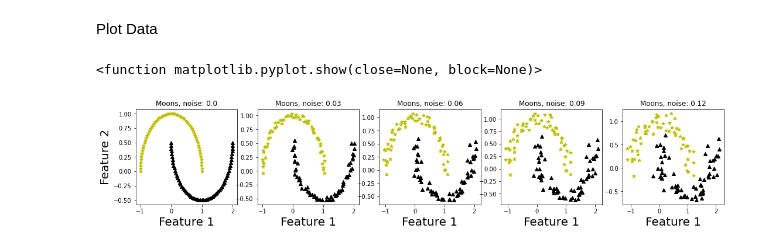
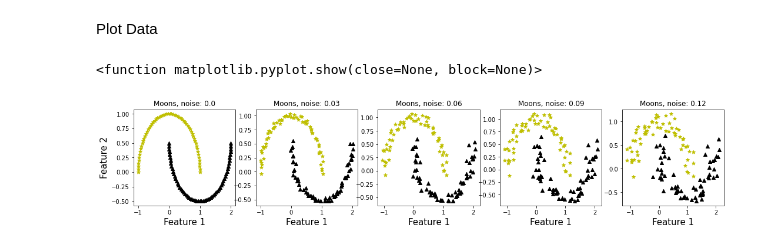
Before and after one commit to jllemusc/Machine_Learninig_Deep-Learning, a Jupyter notebook: Generate_dataset_Make_Moons.ipynb, the cells around one changed output. Cells and saved outputs as stored; diff of their text form; code cells hidden in the pictures.

```diff
--- a/Generate_dataset_Make_Moons.ipynb
+++ b/Generate_dataset_Make_Moons.ipynb
@@ -12,15 +12,15 @@ Plot Data
 # %%
 fig, axs = plt.subplots(1,5, figsize=(18,3))
 for i, ax in zip(range(5),axs):
   X,y = make_moons(n_samples = 125, noise=i*0.03, random_state= 85)
   for target, color, marker in zip (range(2),['y','k'],['*','^']):
     ax.scatter(X[y==target,0],X[y==target,1], c= color,marker=marker, label= 'class '+ format(target))
-    ax.set_xlabel('Feature 1', fontsize= 20 )
+    ax.set_xlabel('Feature 1', fontsize= 15 )
     if(i==0):
-      ax.set_ylabel('Feature 2', fontsize =20)
+      ax.set_ylabel('Feature 2', fontsize =15)
     ax.set_title('Moons, noise: ' + format(i*0.03))
     ax.grid()
 plt.show
 # %% [output]
 <function matplotlib.pyplot.show(close=None, block=None)>
-[figure, old version]
+[figure, new version]
```
Also changed, not shown: parts of 1 cell of this notebook.
